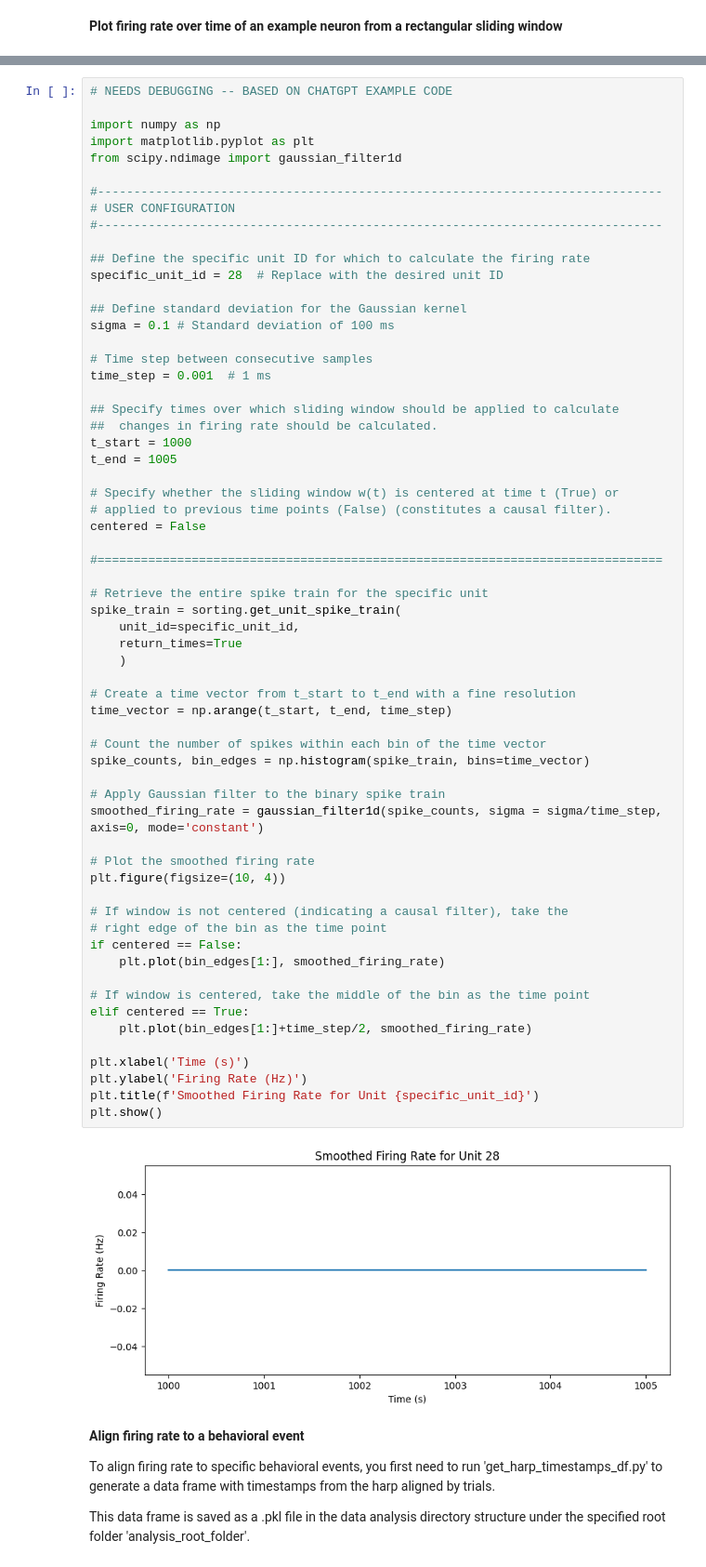
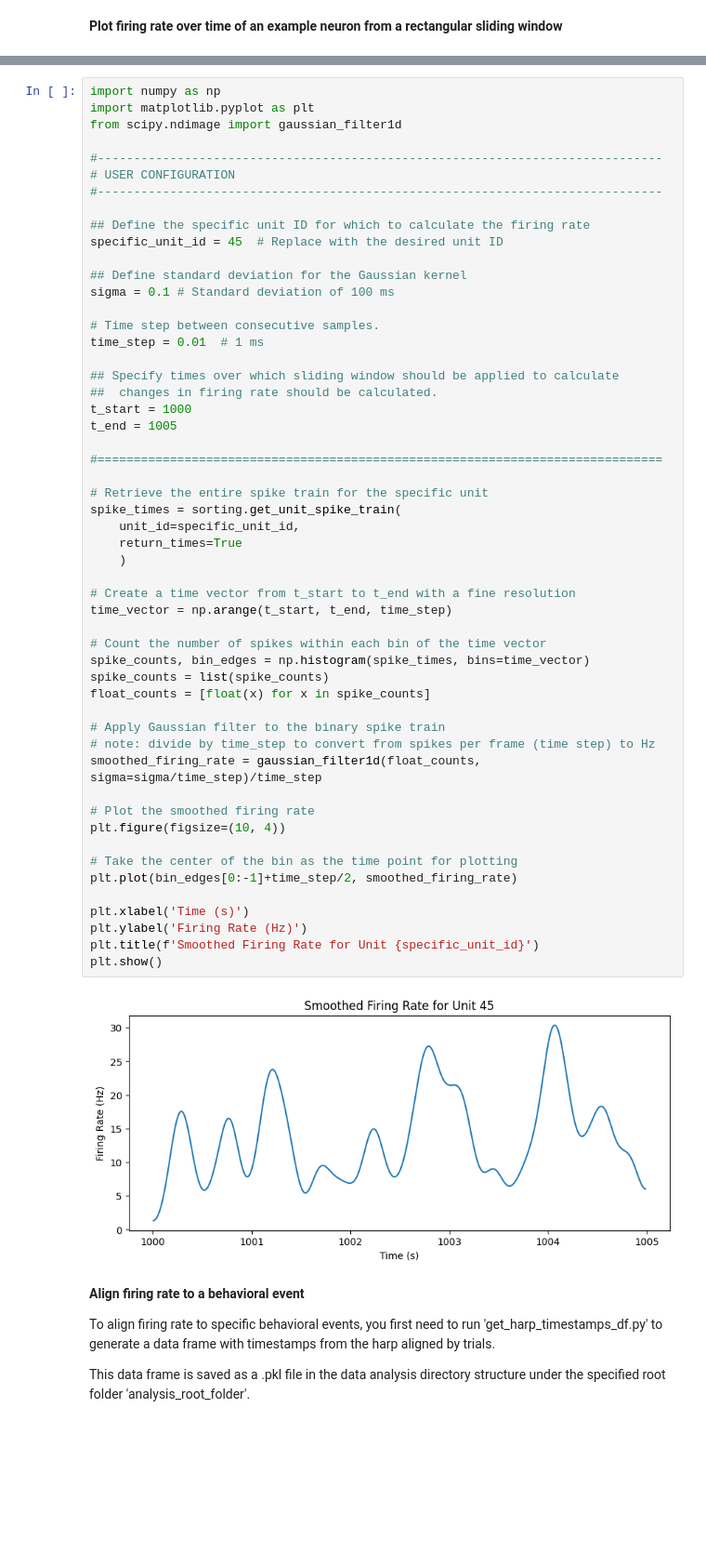
Before and after one commit to m-lockwood/sjlab, a Jupyter notebook: Python/spikeinterface/plot_firing_rates.ipynb, the cells around one changed output, grey strips where cells are left out. Shown at 93% size. Cells and saved outputs as stored; diff of their text form; blank space fills up the shorter version.

```diff
--- a/Python/spikeinterface/plot_firing_rates.ipynb
+++ b/Python/spikeinterface/plot_firing_rates.ipynb
@@ -191,6 +210,4 @@ plt.show()
 # %%
-# NEEDS DEBUGGING -- BASED ON CHATGPT EXAMPLE CODE
-
 import numpy as np
 import matplotlib.pyplot as plt
 from scipy.ndimage import gaussian_filter1d
@@ -200,58 +217,51 @@ from scipy.ndimage import gaussian_filter1d
 #------------------------------------------------------------------------------
 
 ## Define the specific unit ID for which to calculate the firing rate
-specific_unit_id = 28  # Replace with the desired unit ID
+specific_unit_id = 45  # Replace with the desired unit ID
 
 ## Define standard deviation for the Gaussian kernel
 sigma = 0.1 # Standard deviation of 100 ms
 
-# Time step between consecutive samples
-time_step = 0.001  # 1 ms
+# Time step between consecutive samples.
+time_step = 0.01  # 1 ms
 
 ## Specify times over which sliding window should be applied to calculate
 ##  changes in firing rate should be calculated.
 t_start = 1000
 t_end = 1005
 
-# Specify whether the sliding window w(t) is centered at time t (True) or
-# applied to previous time points (False) (constitutes a causal filter).
-centered = False
-
 #==============================================================================
 
 # Retrieve the entire spike train for the specific unit
-spike_train = sorting.get_unit_spike_train(
+spike_times = sorting.get_unit_spike_train(
     unit_id=specific_unit_id,
     return_times=True
     )
 
 # Create a time vector from t_start to t_end with a fine resolution
 time_vector = np.arange(t_start, t_end, time_step)
 
 # Count the number of spikes within each bin of the time vector
-spike_counts, bin_edges = np.histogram(spike_train, bins=time_vector)
+spike_counts, bin_edges = np.histogram(spike_times, bins=time_vector)
+spike_counts = list(spike_counts)
+float_counts = [float(x) for x in spike_counts]
 
 # Apply Gaussian filter to the binary spike train
-smoothed_firing_rate = gaussian_filter1d(spike_counts, sigma = sigma/time_step, axis=0, mode='constant')
+# note: divide by time_step to convert from spikes per frame (time step) to Hz
+smoothed_firing_rate = gaussian_filter1d(float_counts, sigma=sigma/time_step)/time_step
 
 # Plot the smoothed firing rate
 plt.figure(figsize=(10, 4))
 
-# If window is not centered (indicating a causal filter), take the
-# right edge of the bin as the time point
-if centered == False:
-    plt.plot(bin_edges[1:], smoothed_firing_rate)
-
-# If window is centered, take the middle of the bin as the time point
-elif centered == True:
-    plt.plot(bin_edges[1:]+time_step/2, smoothed_firing_rate)
+# Take the center of the bin as the time point for plotting
+plt.plot(bin_edges[0:-1]+time_step/2, smoothed_firing_rate)
 
 plt.xlabel('Time (s)')
 plt.ylabel('Firing Rate (Hz)')
 plt.title(f'Smoothed Firing Rate for Unit {specific_unit_id}')
 plt.show()
 # %% [output]
-[figure, old version]
+[figure, new version]
 # %% [markdown]
 **Align firing rate to a behavioral event**
 
```
Also changed, not shown: parts of 11 cells of this notebook.
